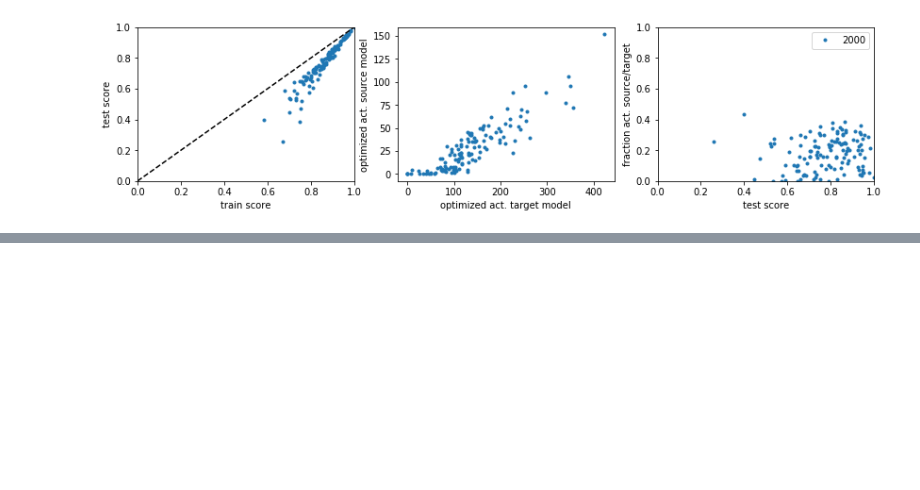
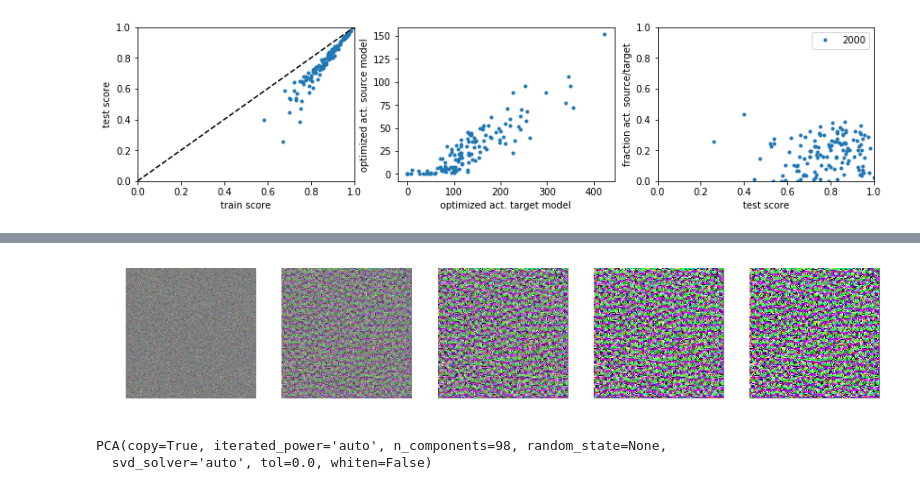
Before and after one commit to chongguo/SimNeuroController, a Jupyter notebook: Note110420.ipynb, the cells around one changed output, grey strips where cells are left out. Drawn from its saved outputs; the diff is of its cells as text; code cells hidden in the pictures; blank space fills up the shorter version.

```diff
--- a/Note110420.ipynb
+++ b/Note110420.ipynb
@@ -167,17 +73,19 @@ layer_vis_target = CNNLayerVisualization(squeezenet_target, cnn_layer, target_un
 # %%
 img = np.zeros((img_dim[0]*img_dim[1]*img_dim[2],niter))
 plt.figure(figsize=(15,40))
 for i in range(niter):
     im_path = 'generated/layer_vis_l' + str(cnn_layer) + \
-        '_f' + str(source_units) + '_iter' + str(i+1) + '.jpg'
+        '_f' + str(source_units[0]) + '_iter' + str(i+1) + '.jpg'
     tempimg=mpimg.imread(im_path)
     img[:,i] = tempimg.flatten()
     if i%(niter/5) == 0:
         plt.subplot(1,5,round(i/(niter/5))+1)
         plt.imshow(tempimg)
         plt.axis('off')
         plt.clim([0,1])
 plt.show()
+# %% [output]
+[figure, added]
 # %%
 import seaborn as sns
 from sklearn.decomposition import PCA
@@ -186,6 +94,9 @@ D = img[:,0:-2:1]-img[:,1:-1:1];
 [d,n] = D.shape
 pca = PCA(n_components=n,whiten=False)
 pca.fit(D)
+# %% [output]
+PCA(copy=True, iterated_power='auto', n_components=98, random_state=None,
+  svd_solver='auto', tol=0.0, whiten=False)
 # %%
 Dpca = pca.transform(D)
 Dproj_pc1 = Dpca[:,0].reshape(img_dim)
```
Also changed, not shown: parts of 15 cells of this notebook.
